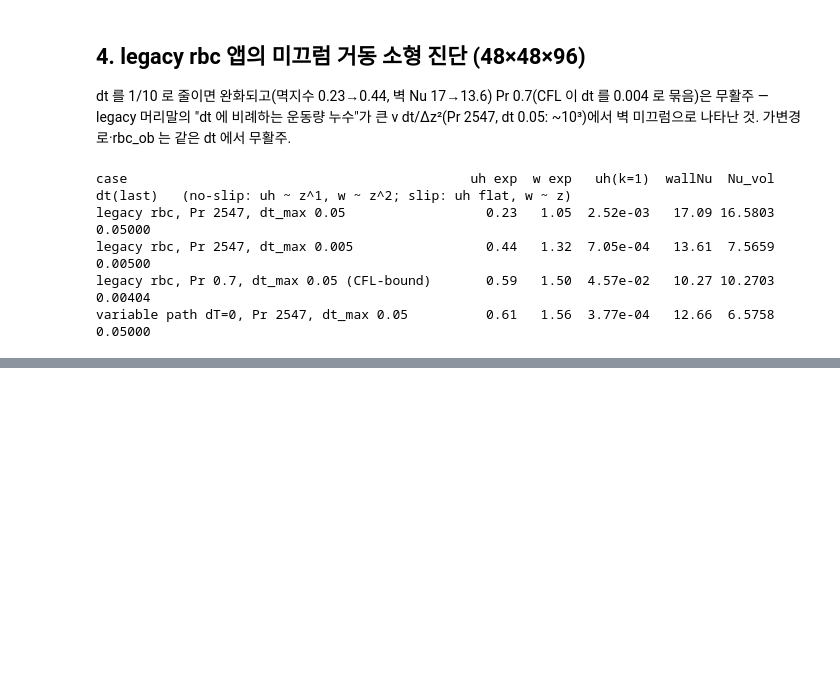
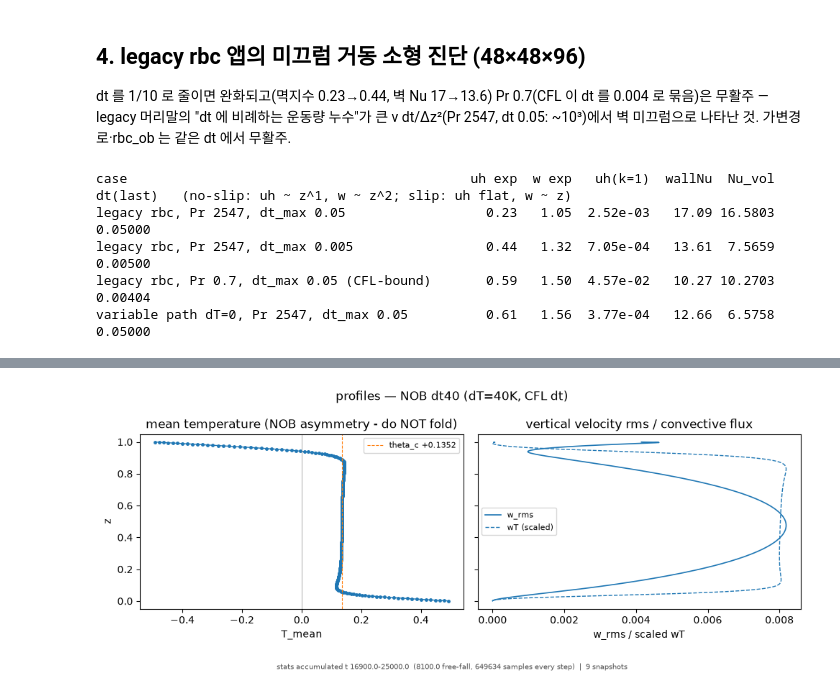
Before and after one commit to dontempty/MPM-STD_C, a Jupyter notebook: apps/rbc_ob/plot/plot_rbc_ob.ipynb, the cells around one changed output, grey strips where cells are left out. Saved outputs shown, nothing was run; the diff lists cells and outputs as text; code cells hidden in the pictures; blank space fills up the shorter version.

```diff
--- a/apps/rbc_ob/plot/plot_rbc_ob.ipynb
+++ b/apps/rbc_ob/plot/plot_rbc_ob.ipynb
@@ -215,0 +222,87 @@ variable path dT=0, Pr 2547, dt_max 0.05          0.61   1.56  3.77e-04   12.66
+# %%
+# ── rbc_nob 노트북 셀 4 양식의 로더/그림 ──────────────────────────────────────
+import os
+SAVE_DIR = os.environ.get("RBC_OB_FIG_DIR")  # 설정되면 PNG 도 저장 (배치 확인용)
+
+def load_profile_any(stats_glob):
+    """최신 통계 파일 → z, T_mean, w_rms, wT, (u_h,rms, T_rms: 확장 형식만), 헤더, 창 정보."""
+    paths = sorted(glob.glob(stats_glob))
+    if not paths: return None
+    header = header_meta(paths[-1]); d = np.loadtxt(paths[-1], comments="#")
+    ext = d.shape[1] >= 11            # rbc_nob/rbc_ob 확장 형식
+    out = dict(path=paths[-1], header=header, n_snapshots=len(paths), z=d[:,0], temperature_mean=d[:,1],
+               w_rms=d[:,4] if ext else d[:,2], wt_mean=d[:,6] if ext else d[:,3],
+               uh_rms=np.sqrt(d[:,2]**2 + d[:,3]**2) if ext else None, t_rms=d[:,5] if ext else None)
+    t_end = float(header["t"])
+    if "t_start" in header: out["window"] = f"t {float(header['t_start']):.1f}-{t_end:.1f}  (sum_dt {float(header['sum_dt']):.1f} free-fall, sample every {int(float(header.get('sample_interval', 1)))} steps)"
+    else: out["window"] = f"t 16900.0-{t_end:.1f}  ({t_end-16900:.1f} free-fall, {int(float(header['samples']))} samples every step)"
+    return out
+
+PROFILE_CASES = [  # (label, stats glob, color, ΔT 표기)
+    ("NOB dt40 (dT=40K, CFL dt)",            f"{ROOT}/rbc_nob/stats_nob_dt40/rbc_nob_stats_*.dat",         "tab:blue",   "dT=40K"),
+    ("same kernels, dT=0 (OB limit)",        f"{ROOT}/rbc_nob/stats_nob_ob_limit_cold/rbc_nob_stats_*.dat", "tab:red",    "dT=0"),
+    ("rbc_ob (constant-property kernels)",   f"{ROOT}/rbc_ob/stats_ob_pr2547_z256/rbc_nob_stats_*.dat",     "tab:purple", "dT=0"),
+]
+profiles = []
+for label, pat, color, dt_text in PROFILE_CASES:
+    pr = load_profile_any(pat)
+    if pr is None: print(f"[{label}] 통계 없음"); continue
+    pr.update(label=label, color=color, dt_text=dt_text); profiles.append(pr)
+    h = pr["header"]; z = pr["z"]; tm = pr["temperature_mean"]; theta_c = float(h["theta_c"])
+    lam_b = (0.5 - theta_c) / ((0.5 - tm[0]) / z[0]); lam_t = (theta_c + 0.5) / ((tm[-1] + 0.5) / (1 - z[-1]))
+    print(f"[{label}] {os.path.basename(pr['path'])}: theta_c={theta_c:+.5f}  Nu={float(h['Nu_volume']):.3f}  "
+          f"lambda_bot={lam_b:.5f} lambda_top={lam_t:.5f} top/bot={lam_t/lam_b:.3f}  |  {pr['window']}  |  {pr['n_snapshots']} snapshots")
+
+    figure, (axis_t, axis_w) = plt.subplots(1, 2, figsize=(10, 4), sharey=True)
+    axis_t.plot(tm, z, "-o", ms=2.5, lw=1, color=color)
+    axis_t.axvline(theta_c, color="tab:orange", ls="--", lw=0.8, label=f"theta_c {theta_c:+.4f}")
+    axis_t.axvline(0, color="gray", lw=0.5)
+    axis_t.set_xlabel("T_mean"); axis_t.set_ylabel("z"); axis_t.legend(fontsize=8)
+    axis_t.set_title("mean temperature" + (" (NOB asymmetry - do NOT fold)" if dt_text != "dT=0" else " (OB: symmetric)"))
+    scale = pr["w_rms"].max() / max(abs(pr["wt_mean"]).max(), 1e-30)
+    axis_w.plot(pr["w_rms"], z, lw=1.2, color=color, label="w_rms")
+    axis_w.plot(pr["wt_mean"] * scale, z, lw=1, ls="--", color=color, label="wT (scaled)")
+    axis_w.set_xlabel("w_rms / scaled wT"); axis_w.legend(fontsize=8)
+    axis_w.set_title("vertical velocity rms / convective flux")
+    figure.suptitle(f"profiles — {label}" + ("" if dt_text in label else f" ({dt_text})"))
+    figure.tight_layout(rect=(0, 0.075, 1, 1))
+    figure.text(0.5, 0.012, f"stats accumulated {pr['window']}  |  {pr['n_snapshots']} snapshots", ha="center", fontsize=7.5, color="0.3")
+    if SAVE_DIR: figure.savefig(f"{SAVE_DIR}/rbc_ob_profile_{len(profiles)}.png", dpi=90)
+    plt.show()
+
+# ── 겹친 비교: T_mean(z) 와 w_rms(z) ─────────────────────────────────────────
+figure, (axis_t, axis_w) = plt.subplots(1, 2, figsize=(10, 4), sharey=True)
+for pr in profiles:
+    axis_t.plot(pr["temperature_mean"], pr["z"], lw=1.2, color=pr["color"], label=f"{pr['label']} (theta_c {float(pr['header']['theta_c']):+.4f})")
+    axis_t.axvline(float(pr["header"]["theta_c"]), color=pr["color"], ls="--", lw=0.7, alpha=0.6)
+    axis_w.plot(pr["w_rms"], pr["z"], lw=1.2, color=pr["color"], label=f"{pr['label']} (Nu {float(pr['header']['Nu_volume']):.2f})")
+axis_t.axvline(0, color="gray", lw=0.5)
+axis_t.set_xlabel("T_mean"); axis_t.set_ylabel("z"); axis_t.legend(fontsize=7); axis_t.set_title("T_mean(z) — OB vs NOB (dashed = theta_c)")
+axis_w.set_xlabel("w_rms"); axis_w.legend(fontsize=7); axis_w.set_title("w_rms(z) — OB vs NOB")
+figure.suptitle("OB (two implementations) vs NOB dT=40K — same grid, Ra, Pr, CFL")
+figure.tight_layout(rect=(0, 0.06, 1, 1))
+figure.text(0.5, 0.012, "  |  ".join(f"{pr['label'].split(' (')[0]}: {pr['window'].split('  (')[0]}" for pr in profiles), ha="center", fontsize=7, color="0.3")
+if SAVE_DIR: figure.savefig(f"{SAVE_DIR}/rbc_ob_profile_overlay.png", dpi=90)
+plt.show()
+
+# ── 벽 근처 확대: 벽에서의 거리(log)별 w_rms 와 u_h,rms, 아랫벽 실선·윗벽 점선 ──
+nob_ext = load_profile_any(f"{ROOT}/rbc_nob/stats_nob_dt40_base/rbc_nob_stats_*.dat")   # NOB 확장통계(25300~27000): u_h,rms 용
+figure, (axis_wz, axis_uz) = plt.subplots(1, 2, figsize=(10, 4))
+for pr in profiles + ([dict(nob_ext, label="NOB dt40 base 25300-27000 (ext stats)", color="tab:blue")] if nob_ext else []):
+    z = pr["z"]; nz = len(z); zf = np.concatenate([[0], 0.5*(z[1:] + z[:-1])])
+    if pr["label"].startswith("NOB dt40 base"):
+        pass  # w_rms 는 냉시작 창 것을 이미 그렸다 — base 는 u_h 만
+    else:
+        axis_wz.loglog(zf[1:nz//2], pr["w_rms"][1:nz//2], lw=1.4, color=pr["color"], label=pr["label"])
+        axis_wz.loglog((1 - zf)[nz//2:], pr["w_rms"][nz//2:], lw=1.4, ls=":", color=pr["color"])
+    if pr["uh_rms"] is not None:
+        axis_uz.loglog(z[:nz//2], pr["uh_rms"][:nz//2], lw=1.4, color=pr["color"], label=pr["label"])
+        axis_uz.loglog((1 - z)[nz//2:], pr["uh_rms"][nz//2:], lw=1.4, ls=":", color=pr["color"])
+for ax, name in ((axis_wz, "w_rms (face)"), (axis_uz, "u_h,rms (cell)")):
+    ax.set_xlim(5e-4, 0.5); ax.set_xlabel("distance from wall"); ax.set_ylabel(name); ax.legend(fontsize=6.5)
+    ax.set_title(f"{name} near walls (solid: bottom, dotted: top)", fontsize=9.5)
+figure.suptitle("near-wall zoom: the NOB top-wall spike vs OB")
+figure.tight_layout()
+if SAVE_DIR: figure.savefig(f"{SAVE_DIR}/rbc_ob_profile_nearwall.png", dpi=90)
+plt.show()
+# %% [output]
@@ -215,0 +310 @@ variable path dT=0, Pr 2547, dt_max 0.05          0.61   1.56  3.77e-04   12.66
+[figure, added]
```
Also changed, not shown: parts of 2 cells of this notebook.
